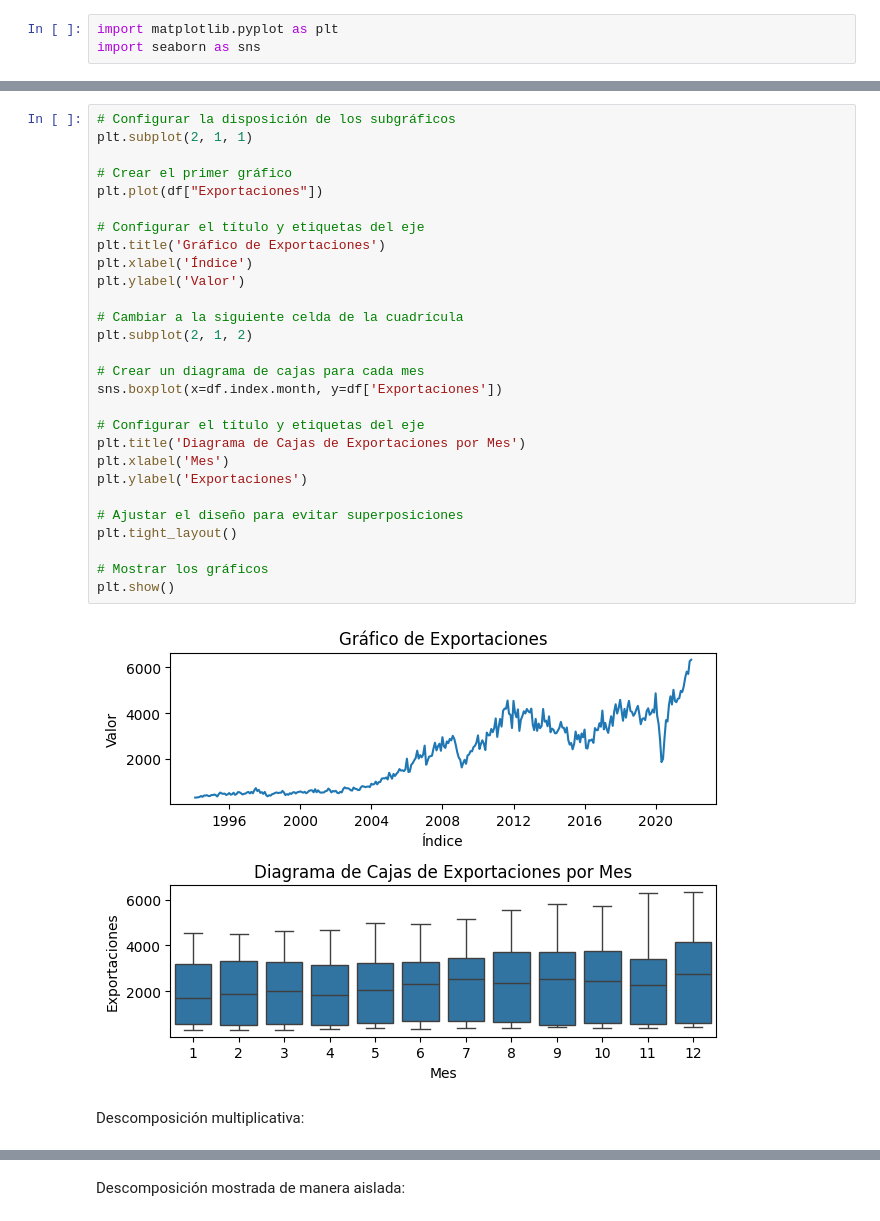
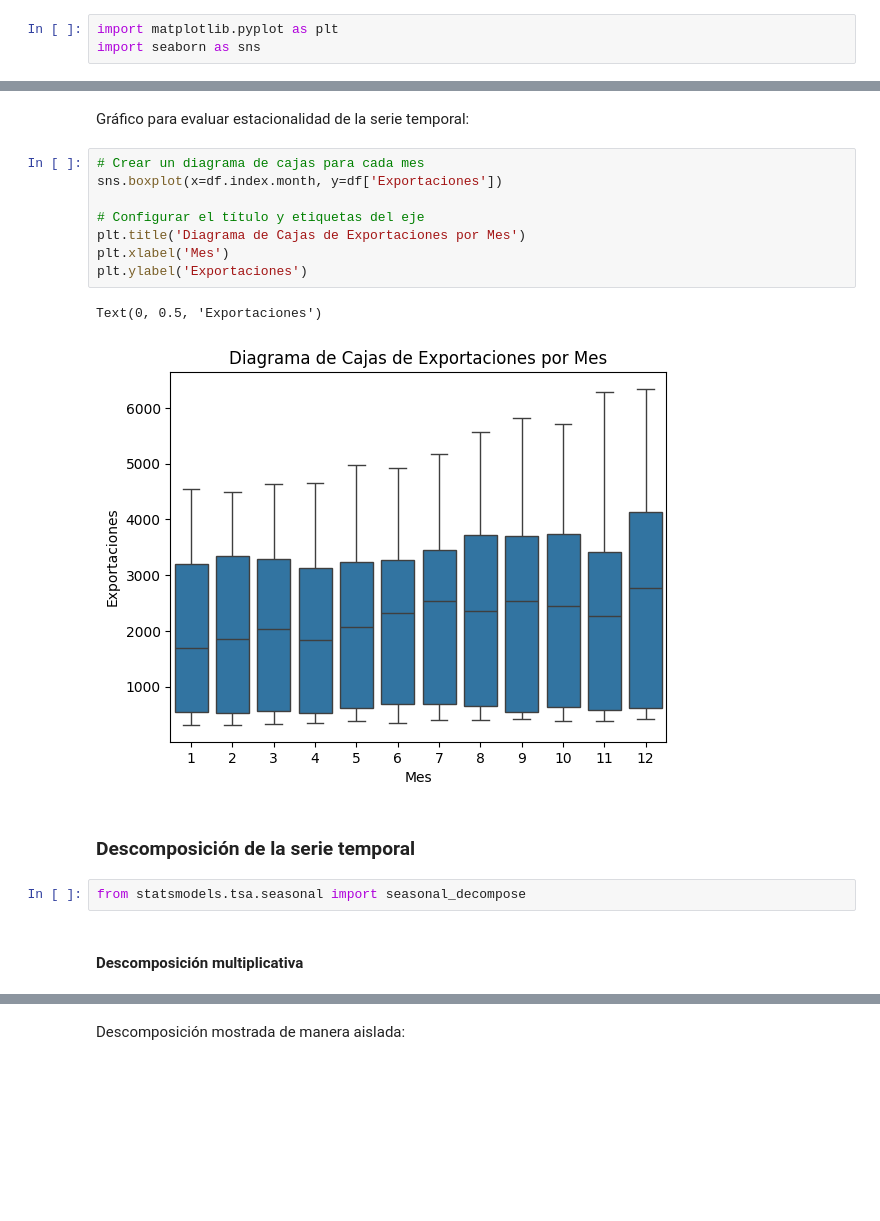
Before and after one commit to kevinPerezGarcia/c2-3-forecasting, a Jupyter notebook: sesion1/pd2/notebooks/code-alumno.ipynb, the cells around one changed output, grey strips where cells are left out. Drawn from its saved outputs; the diff is of its cells as text; blank space fills up the shorter version.

```diff
--- a/sesion1/pd2/notebooks/code-alumno.ipynb
+++ b/sesion1/pd2/notebooks/code-alumno.ipynb
@@ -22,33 +41,20 @@ import seaborn as sns
+# %% [markdown]
+Gráfico para evaluar estacionalidad de la serie temporal:
 # %%
-# Configurar la disposición de los subgráficos
-plt.subplot(2, 1, 1)
-
-# Crear el primer gráfico
-plt.plot(df["Exportaciones"])
-
-# Configurar el título y etiquetas del eje
-plt.title('Gráfico de Exportaciones')
-plt.xlabel('Índice')
-plt.ylabel('Valor')
-
-# Cambiar a la siguiente celda de la cuadrícula
-plt.subplot(2, 1, 2)
-
 # Crear un diagrama de cajas para cada mes
 sns.boxplot(x=df.index.month, y=df['Exportaciones'])
 
 # Configurar el título y etiquetas del eje
 plt.title('Diagrama de Cajas de Exportaciones por Mes')
 plt.xlabel('Mes')
 plt.ylabel('Exportaciones')
-
-# Ajustar el diseño para evitar superposiciones
-plt.tight_layout()
-
-# Mostrar los gráficos
-plt.show()
 # %% [output]
+Text(0, 0.5, 'Exportaciones')
-[figure, old version]
+[figure, new version]
-# %% [markdown]
-Descomposición multiplicativa:
+# %% [markdown]
+### Descomposición de la serie temporal
+# %%
+from statsmodels.tsa.seasonal import seasonal_decompose
+# %% [markdown]
+#### Descomposición multiplicativa
 # %%
```
Also changed, not shown: parts of 55 cells of this notebook.
